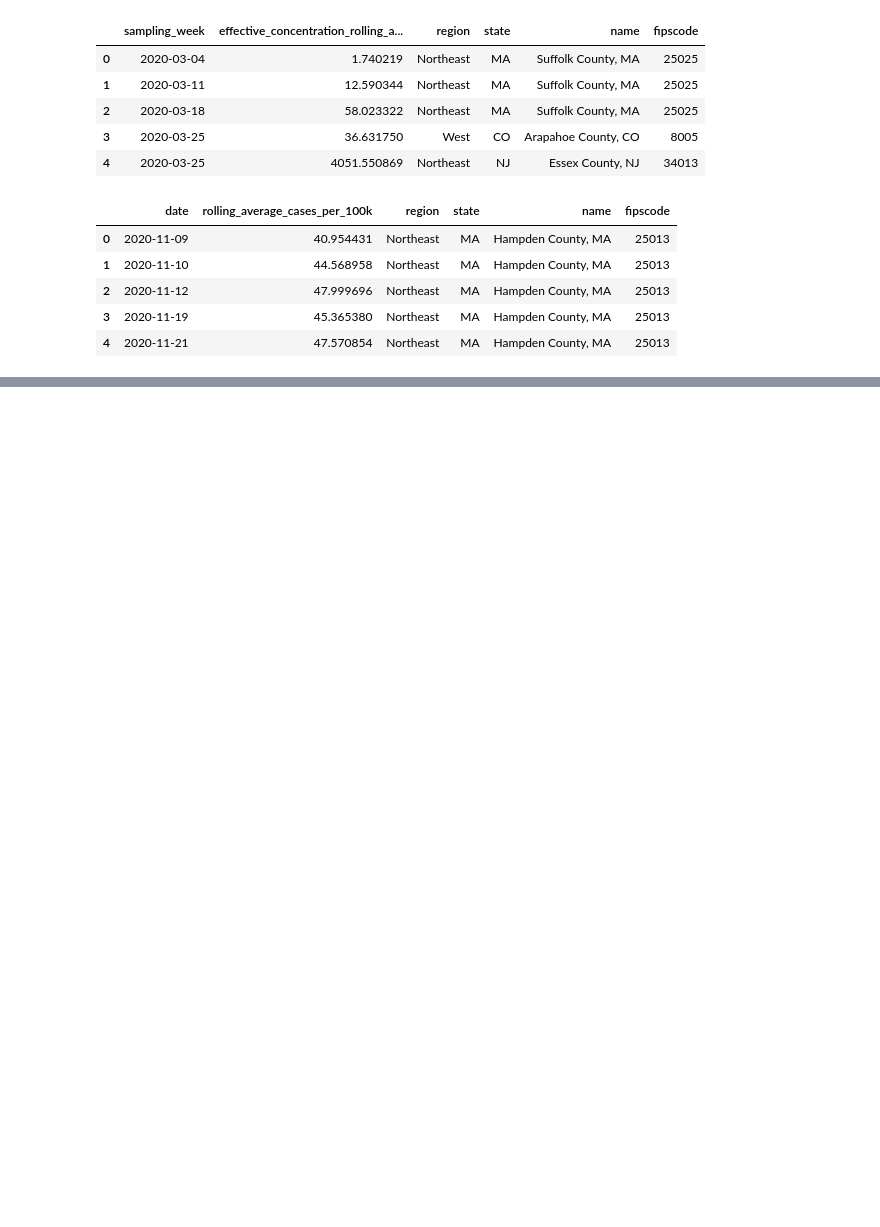
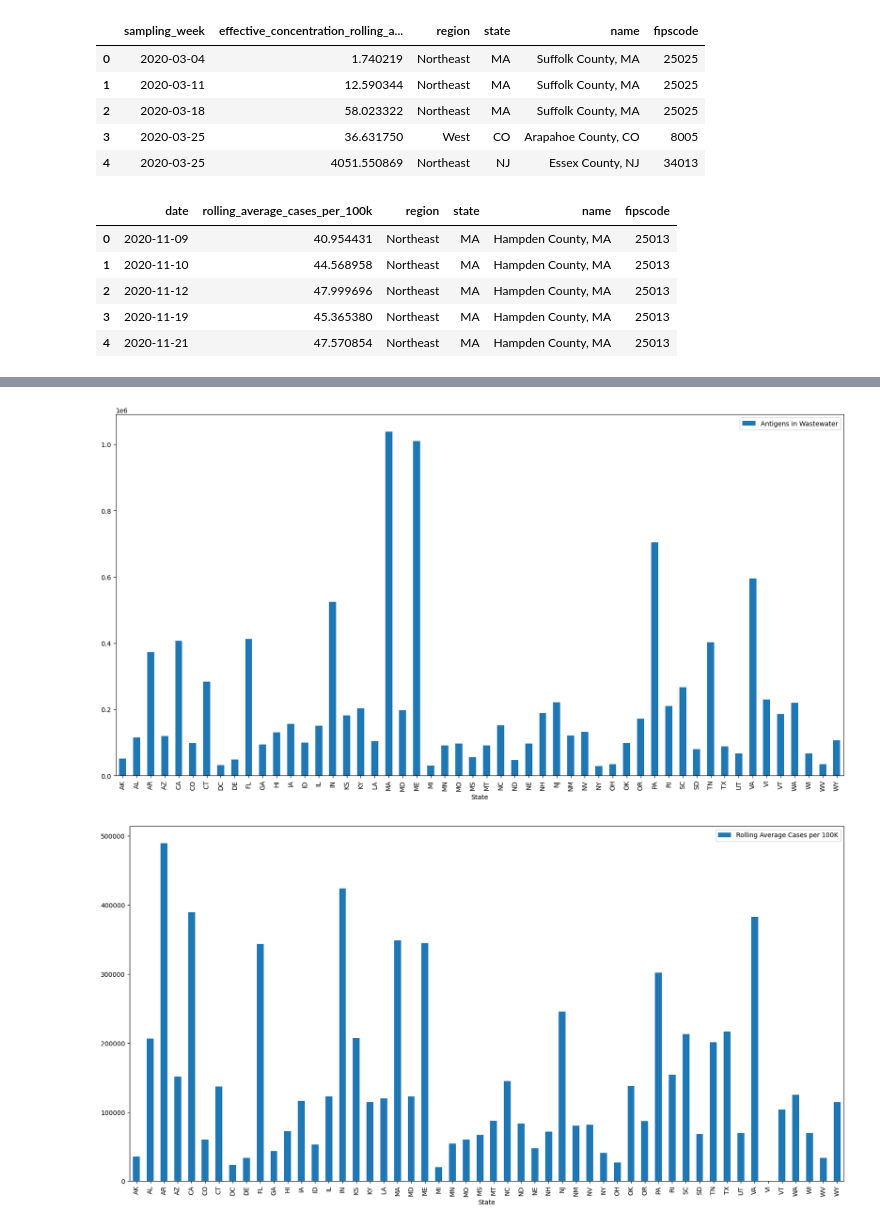
Before and after one commit to hsi-eredman/project_1, a Jupyter notebook: main.ipynb, the cells around one changed output, grey strips where cells are left out. Drawn from its saved outputs; the diff is of its cells as text; code cells hidden in the pictures; blank space fills up the shorter version.

```diff
--- a/main.ipynb
+++ b/main.ipynb
@@ -178,0 +114,11 @@ df_county = df_county.loc['2020-03-11':'2021-03-11']
+# %%
+# Combine the two dataframes and set the index to the date.
+df_county = pd.concat([df_wastewater_county, df_cases_county], axis='rows', ignore_index=True)
+
+df_county = df_county.set_index('Date')
+
+# Left in if we want to slice by a specific time frame.
+#df_county = df_county.sort_index().loc['2020-03-11' : '2021-03-11', :]
+
+# Display the new dataframe
+display(df_county.head())
@@ -178,0 +133,17 @@ df_county = df_county.loc['2020-03-11':'2021-03-11']
+# %%
+# Create a pivot table to compare the Antigens in Wastewater to the Rolling average of cases of covid by location.
+df_pivot = df_county.pivot_table(values= ['Antigens in Wastewater', 'Rolling Average Cases per 100K'],
+                                 index= ['State'],
+                                 aggfunc= 'sum')
+
+# Plot the pivot table
+df_pivot.plot(kind= 'bar', y = 'Antigens in Wastewater', figsize=(20, 10))
+
+df_pivot.plot(kind= 'bar', y = 'Rolling Average Cases per 100K', figsize=(20, 10))
+
+df_pivot.plot(kind = 'bar', y = ['Antigens in Wastewater', 'Rolling Average Cases per 100K'], figsize=(20, 10))
+
+plt.show()
+# %% [output]
+[figure, added]
+[figure, added]
```
Also changed, not shown: parts of 8 cells of this notebook.
